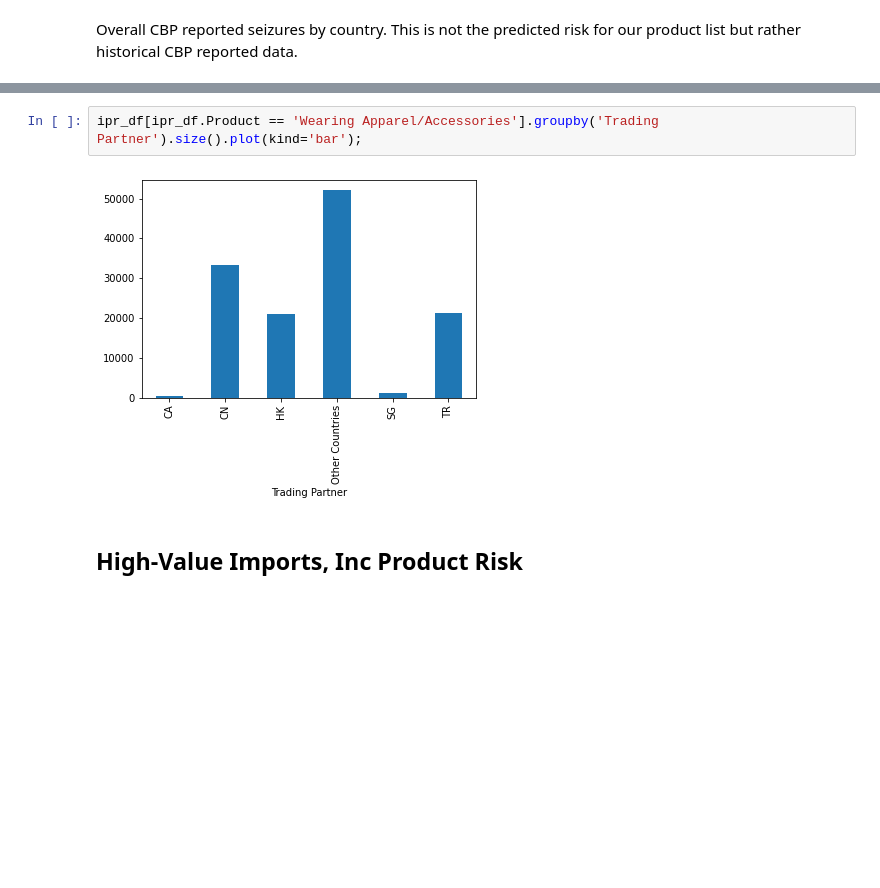
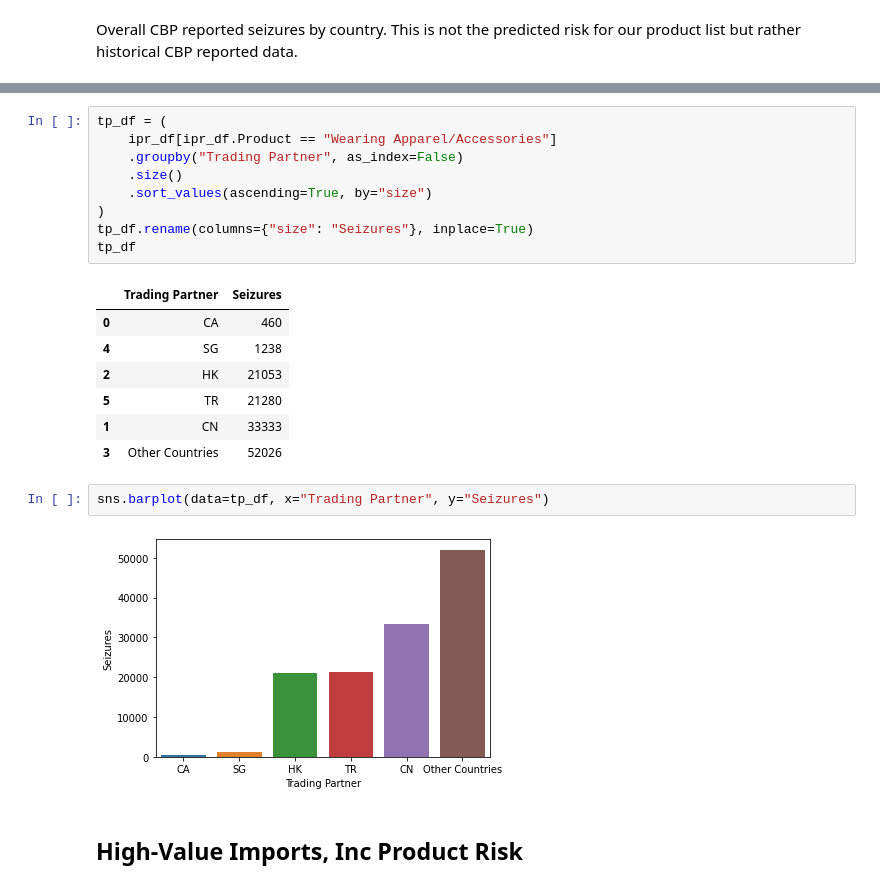
Before and after one commit to triztian/CBPRiskSeizure, a Jupyter notebook: risk_assessment_report.ipynb, the cells around one changed output, grey strips where cells are left out. Saved outputs shown, nothing was run; the diff lists cells and outputs as text; blank space fills up the shorter version.

```diff
--- a/risk_assessment_report.ipynb
+++ b/risk_assessment_report.ipynb
@@ -20,9 +22,26 @@ ipr_df.head()
 | 3 | 2022 | HK | Express Consignment | Consumer Products & Mass Merchand... | Handbags/Wallets | 202201000003 | ... |
 | 4 | 2022 | HK | Express Consignment | Consumer Products & Mass Merchand... | Handbags/Wallets | 202201000004 | ... |
 # %%
-ipr_df[ipr_df.Product == 'Wearing Apparel/Accessories'].groupby('Trading Partner').size().plot(kind='bar');
+tp_df = (
+    ipr_df[ipr_df.Product == "Wearing Apparel/Accessories"]
+    .groupby("Trading Partner", as_index=False)
+    .size()
+    .sort_values(ascending=True, by="size")
+)
+tp_df.rename(columns={"size": "Seizures"}, inplace=True)
+tp_df
 # %% [output]
-[figure, removed]
+|  | Trading Partner | Seizures |
+| 0 | CA | 460 |
+| 4 | SG | 1238 |
+| 2 | HK | 21053 |
+| 5 | TR | 21280 |
+| 1 | CN | 33333 |
+| 3 | Other Countries | 52026 |
+# %%
+sns.barplot(data=tp_df, x="Trading Partner", y="Seizures")
+# %% [output]
+[figure, added]
 # %% [markdown]
 ## High-Value Imports, Inc Product Risk
 # %% [markdown]
```
Also changed, not shown: parts of 13 cells of this notebook.
